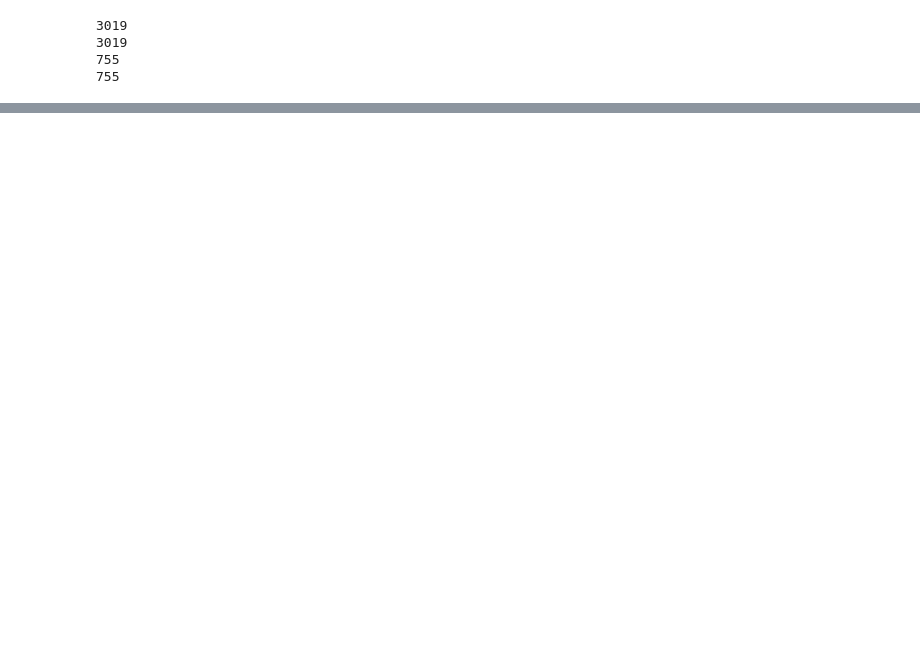
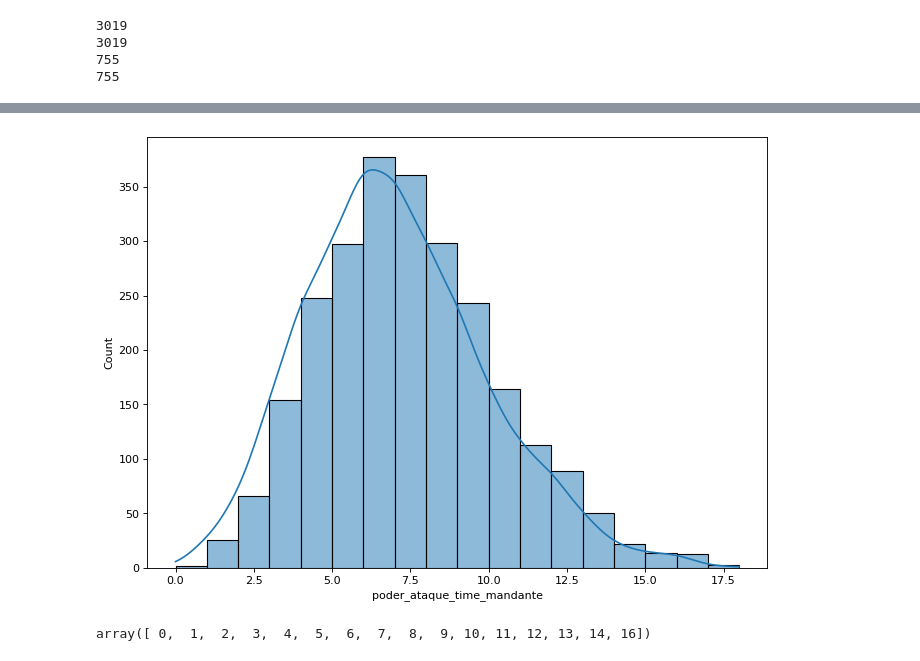
Before and after one commit to paulopetrillo/PROJETO_IFMA_SOFTEX, a Jupyter notebook: PROJETO_IFMA_SOFTEX_2024_01_02.ipynb, the cells around one changed output, grey strips where cells are left out. Drawn from its saved outputs; the diff is of its cells as text; code cells hidden in the pictures; blank space fills up the shorter version.

```diff
--- a/PROJETO_IFMA_SOFTEX_2024_01_02.ipynb
+++ b/PROJETO_IFMA_SOFTEX_2024_01_02.ipynb
@@ -285,0 +352,12 @@ Acurácia do teste: 0.390728
+# %%
+# Verificando se a distribuição é Normal
+plt.figure(figsize=(10,7), dpi= 80)
+sns.histplot(DataFrame_Geral_visvit['poder_ataque_time_mandante'], bins=18, kde=True)
+plt.show()
+# %% [output]
+[figure, added]
+# %%
+# Verifica os valores de Poder de ataque visitante para definir a quantidade de intervalos no histograma.
+DataFrame_Geral_visvit['poder_ataque_time_visitante'].sort_values().unique()
+# %% [output]
+array([ 0,  1,  2,  3,  4,  5,  6,  7,  8,  9, 10, 11, 12, 13, 14, 16])
```
Also changed, not shown: parts of 32 cells of this notebook.
